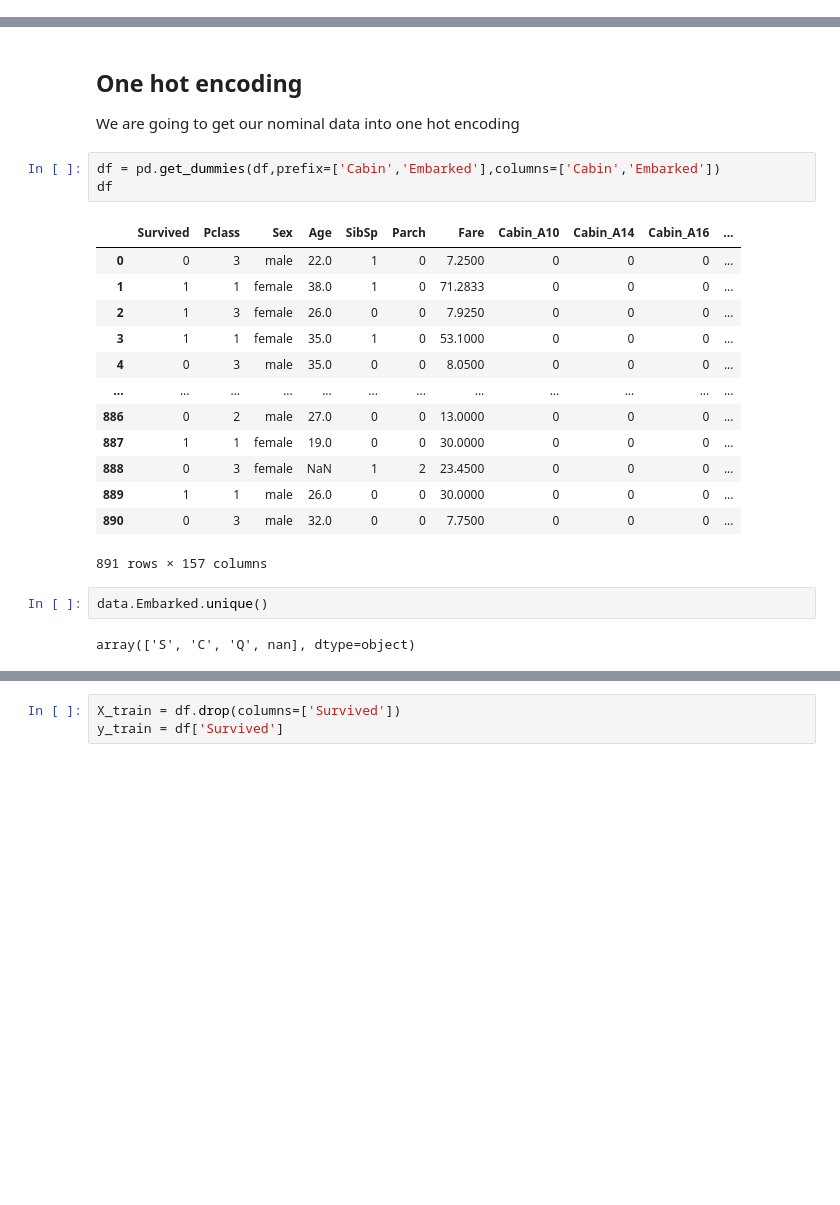
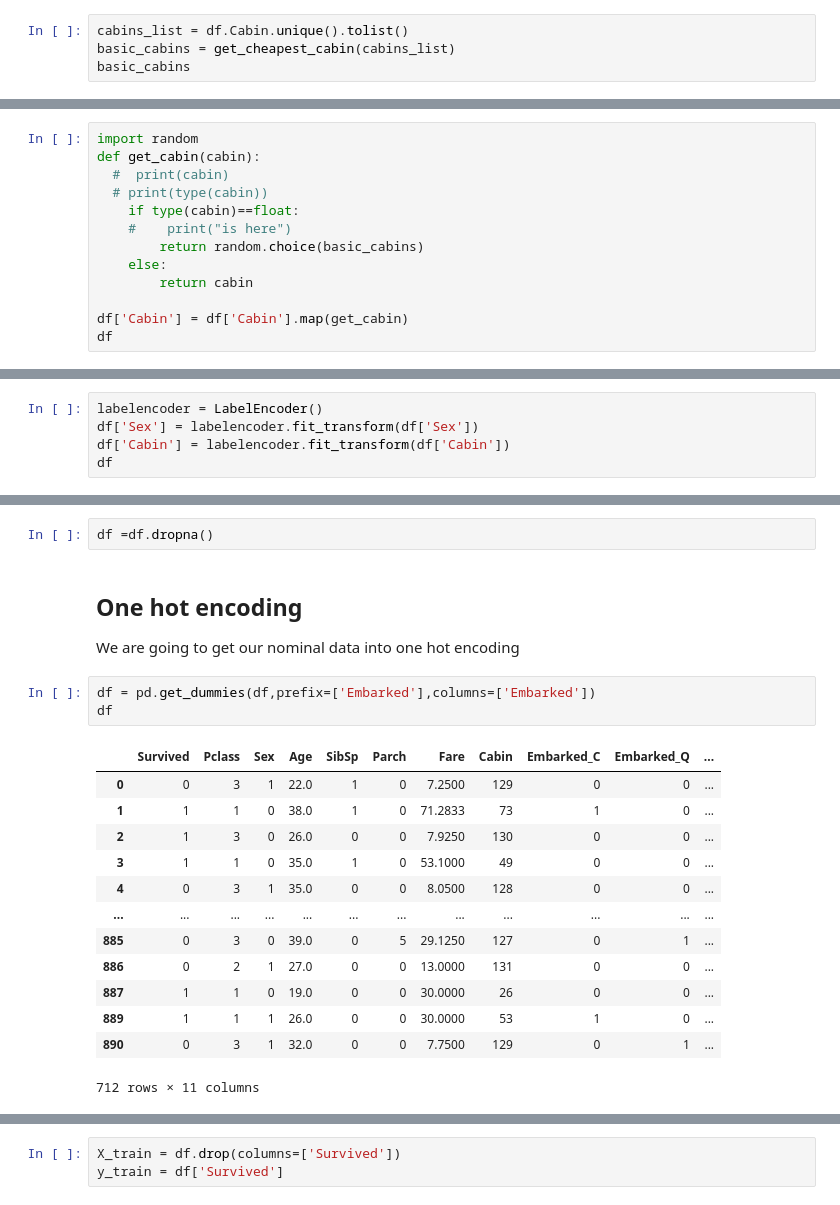
Before and after one commit to brunojaime/ml-training, a Jupyter notebook: Logistic regression/Titanic/titanic.ipynb, the cells around one changed output, grey strips where cells are left out. Cells and saved outputs as stored; diff of their text form; blank space fills up the shorter version.

```diff
--- a/Logistic regression/Titanic/titanic.ipynb
+++ b/Logistic regression/Titanic/titanic.ipynb
@@ -72,0 +114,4 @@ memory usage: 62.8+ KB
+# %%
+cabins_list = df.Cabin.unique().tolist()
+basic_cabins = get_cheapest_cabin(cabins_list)
+basic_cabins
@@ -72,0 +120,13 @@ memory usage: 62.8+ KB
+# %%
+import random
+def get_cabin(cabin):
+  #  print(cabin)
+  # print(type(cabin))
+    if type(cabin)==float:
+    #    print("is here")
+        return random.choice(basic_cabins)
+    else:
+        return cabin
+
+df['Cabin'] = df['Cabin'].map(get_cabin)
+df
@@ -72,0 +154,5 @@ memory usage: 62.8+ KB
+# %%
+labelencoder = LabelEncoder()
+df['Sex'] = labelencoder.fit_transform(df['Sex'])
+df['Cabin'] = labelencoder.fit_transform(df['Cabin'])
+df
@@ -73,24 +185,22 @@ memory usage: 62.8+ KB
+# %%
+df =df.dropna()
 # %% [markdown]
 ## One hot encoding
 We are going to get our nominal data into one hot encoding
 # %%
-df = pd.get_dummies(df,prefix=['Cabin','Embarked'],columns=['Cabin','Embarked'])
+df = pd.get_dummies(df,prefix=['Embarked'],columns=['Embarked'])
 df
 # %% [output]
-|  | Survived | Pclass | Sex | Age | SibSp | Parch | Fare | Cabin_A10 | Cabin_A14 | Cabin_A16 | ... |
-| 0 | 0 | 3 | male | 22.0 | 1 | 0 | 7.2500 | 0 | 0 | 0 | ... |
-| 1 | 1 | 1 | female | 38.0 | 1 | 0 | 71.2833 | 0 | 0 | 0 | ... |
-| 2 | 1 | 3 | female | 26.0 | 0 | 0 | 7.9250 | 0 | 0 | 0 | ... |
-| 3 | 1 | 1 | female | 35.0 | 1 | 0 | 53.1000 | 0 | 0 | 0 | ... |
-| 4 | 0 | 3 | male | 35.0 | 0 | 0 | 8.0500 | 0 | 0 | 0 | ... |
+|  | Survived | Pclass | Sex | Age | SibSp | Parch | Fare | Cabin | Embarked_C | Embarked_Q | ... |
+| 0 | 0 | 3 | 1 | 22.0 | 1 | 0 | 7.2500 | 129 | 0 | 0 | ... |
+| 1 | 1 | 1 | 0 | 38.0 | 1 | 0 | 71.2833 | 73 | 1 | 0 | ... |
+| 2 | 1 | 3 | 0 | 26.0 | 0 | 0 | 7.9250 | 130 | 0 | 0 | ... |
+| 3 | 1 | 1 | 0 | 35.0 | 1 | 0 | 53.1000 | 49 | 0 | 0 | ... |
+| 4 | 0 | 3 | 1 | 35.0 | 0 | 0 | 8.0500 | 128 | 0 | 0 | ... |
 | ... | ... | ... | ... | ... | ... | ... | ... | ... | ... | ... | ... |
-| 886 | 0 | 2 | male | 27.0 | 0 | 0 | 13.0000 | 0 | 0 | 0 | ... |
-| 887 | 1 | 1 | female | 19.0 | 0 | 0 | 30.0000 | 0 | 0 | 0 | ... |
-| 888 | 0 | 3 | female | NaN | 1 | 2 | 23.4500 | 0 | 0 | 0 | ... |
-| 889 | 1 | 1 | male | 26.0 | 0 | 0 | 30.0000 | 0 | 0 | 0 | ... |
-| 890 | 0 | 3 | male | 32.0 | 0 | 0 | 7.7500 | 0 | 0 | 0 | ... |
+| 885 | 0 | 3 | 0 | 39.0 | 0 | 5 | 29.1250 | 127 | 0 | 1 | ... |
+| 886 | 0 | 2 | 1 | 27.0 | 0 | 0 | 13.0000 | 131 | 0 | 0 | ... |
+| 887 | 1 | 1 | 0 | 19.0 | 0 | 0 | 30.0000 | 26 | 0 | 0 | ... |
+| 889 | 1 | 1 | 1 | 26.0 | 0 | 0 | 30.0000 | 53 | 1 | 0 | ... |
+| 890 | 0 | 3 | 1 | 32.0 | 0 | 0 | 7.7500 | 129 | 0 | 1 | ... |
-891 rows × 157 columns
+712 rows × 11 columns
-# %%
-data.Embarked.unique()
-# %% [output]
-array(['S', 'C', 'Q', nan], dtype=object)
```
Also changed, not shown: parts of 19 cells of this notebook.
